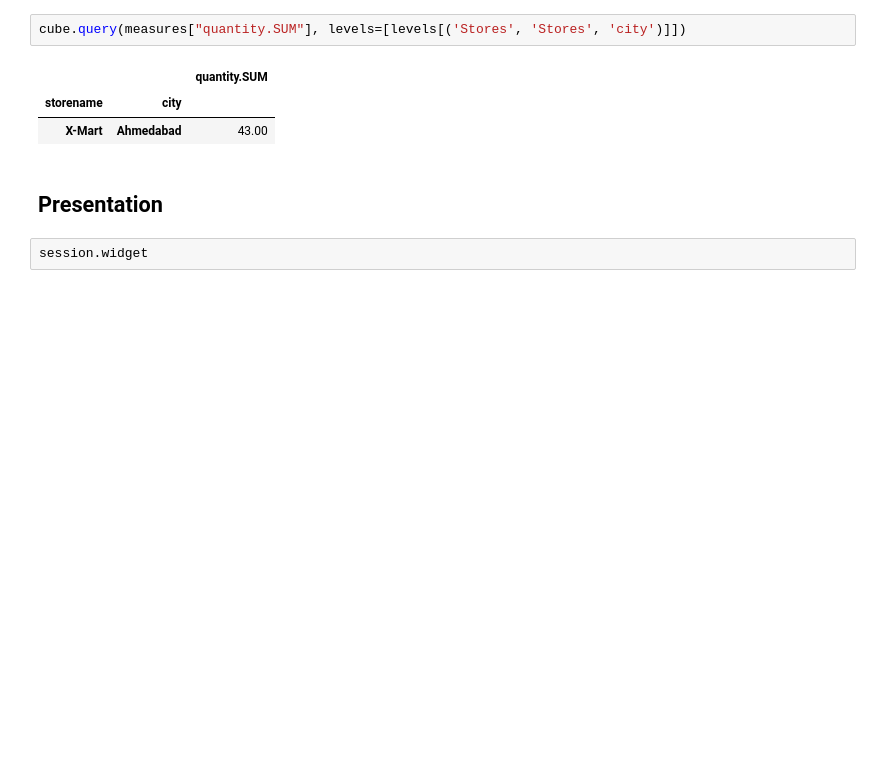
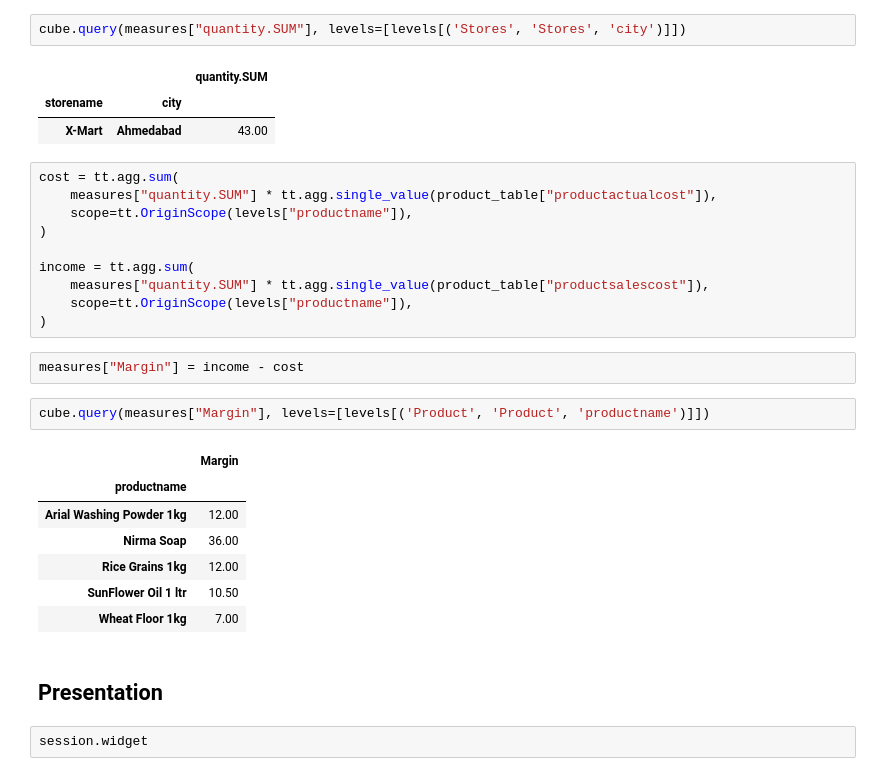
Before and after one commit to PascalSun/DW_2024, a Jupyter notebook: notebooks/3_cude_dw_demo.ipynb, the cells around one changed output. Saved outputs shown, nothing was run; the diff lists cells and outputs as text; blank space fills up the shorter version.

```diff
--- a/notebooks/3_cude_dw_demo.ipynb
+++ b/notebooks/3_cude_dw_demo.ipynb
@@ -186,6 +186,28 @@ cube.query(measures["quantity.SUM"], levels=[levels[('Stores', 'Stores', 'city')
 |  |  | quantity.SUM |
 | storename | city |  |
 | X-Mart | Ahmedabad | 43.00 |
+# %%
+cost = tt.agg.sum(
+    measures["quantity.SUM"] * tt.agg.single_value(product_table["productactualcost"]),
+    scope=tt.OriginScope(levels["productname"]),
+)
+
+income = tt.agg.sum(
+    measures["quantity.SUM"] * tt.agg.single_value(product_table["productsalescost"]),
+    scope=tt.OriginScope(levels["productname"]),
+)
+# %%
+measures["Margin"] = income - cost
+# %%
+cube.query(measures["Margin"], levels=[levels[('Product', 'Product', 'productname')]])
+# %% [output]
+|  | Margin |
+| productname |  |
+| Arial Washing Powder 1kg | 12.00 |
+| Nirma Soap | 36.00 |
+| Rice Grains 1kg | 12.00 |
+| SunFlower Oil 1 ltr | 10.50 |
+| Wheat Floor 1kg | 7.00 |
 # %% [markdown]
 ## Presentation
 # %%
```
Also changed, not shown: parts of 16 cells of this notebook, 1 other file.
